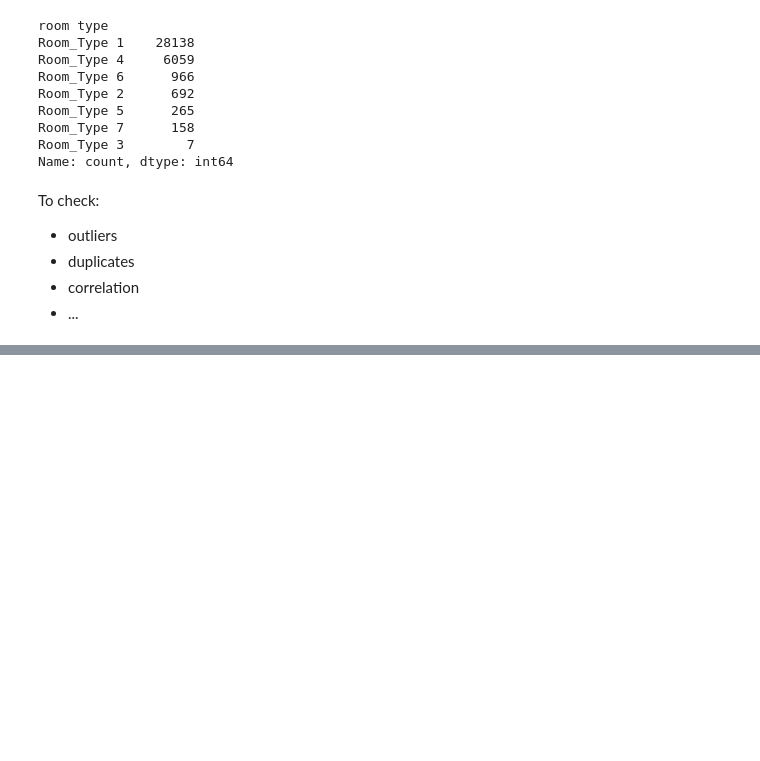
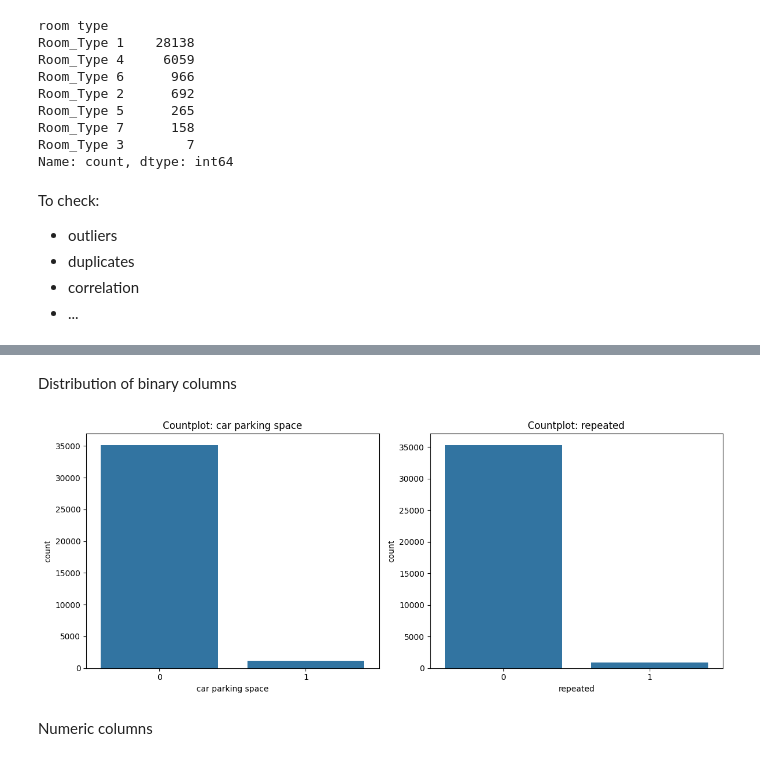
Before and after one commit to liza-no/MLOps_project, a Jupyter notebook: project_mlops/notebooks/Data Exploration.ipynb, the cells around one changed output, grey strips where cells are left out. Drawn from its saved outputs; the diff is of its cells as text; code cells hidden in the pictures; blank space fills up the shorter version.

```diff
--- a/project_mlops/notebooks/Data Exploration.ipynb
+++ b/project_mlops/notebooks/Data Exploration.ipynb
@@ -112,0 +263,16 @@ To check:
+# %%
+binary_cols = ['car parking space', 'repeated']
+# %% [markdown]
+Distribution of binary columns
+# %%
+plt.figure(figsize=(12,5))
+for i, col in enumerate(binary_cols, 1):
+    plt.subplot(1, 2, i)
+    sns.countplot(x=col, data=df)
+    plt.title(f"Countplot: {col}")
+plt.tight_layout()
+plt.show()
+# %% [output]
+[figure, added]
+# %% [markdown]
+Numeric columns
```
Also changed, not shown: parts of 44 cells of this notebook.
